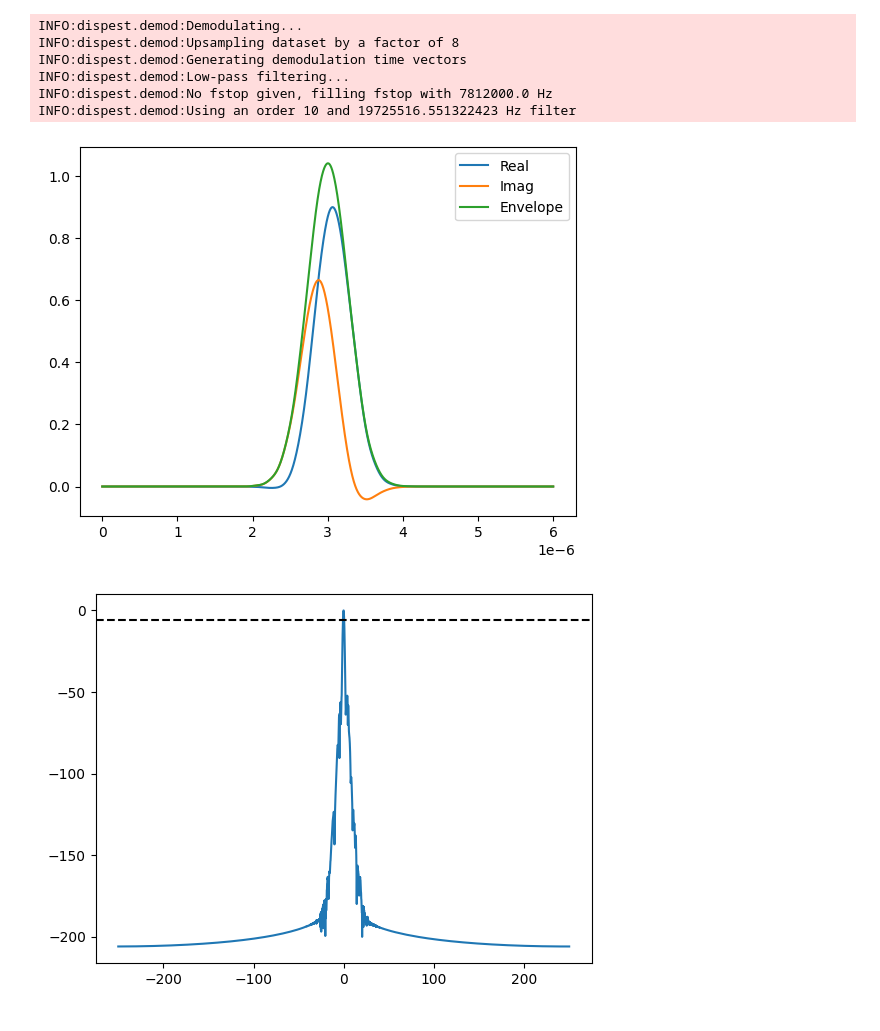
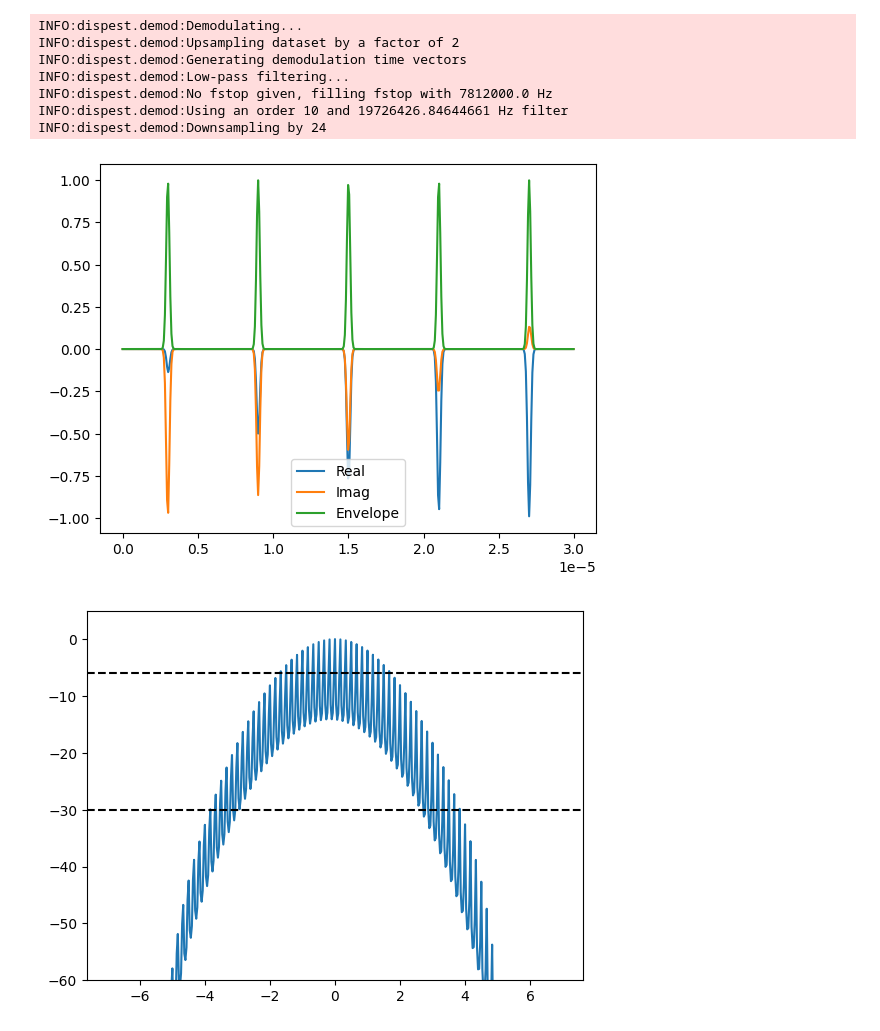
Before and after one commit to wewightman/pyusel-dispest, a Jupyter notebook: showitoff.ipynb, the cells around one changed output. Saved outputs shown, nothing was run; the diff lists cells and outputs as text; code cells hidden in the pictures.

Commit message:
fixed downsampling slicer uperation

```diff
--- a/showitoff.ipynb
+++ b/showitoff.ipynb
@@ -7,10 +7,17 @@ from dispest.demod import demodulate#, remodulate
 logging.basicConfig(level=logging.INFO)
 # %%
 fc = 5.208E6
-fs = 12*fc
-t0=3E-6
-t = np.arange(0, 2*t0, 1/fs)
-p = np.sin(2*np.pi*fc*(t-t0)) * np.exp(-(0.5*fc*(t-t0))**2)
+fs = 32*fc
+t0_imp=0.5E-6
+t_imp = np.arange(0, 2*t0_imp, 1/fs)
+p_imp = np.sin(2*np.pi*fc*(t_imp-t0_imp)) * np.exp(-(1.25*fc*(t_imp-t0_imp))**2)
+
+Nt = int(30E-6*fs)
+p_rails = np.zeros(Nt)
+p_rails[500::1000] = 1
+
+p = np.convolve(p_rails, p_imp, mode='same')
+t = np.arange(Nt)/fs
 
 plt.figure()
 plt.plot(t, p)
@@ -21,5 +28,8 @@ logged = np.fft.fftshift(20*np.log10(mags/np.max(mags)))
 freqs = np.fft.fftshift(1E-6*np.fft.fftfreq(len(mags), 1/fs))
 plt.figure()
 plt.plot(freqs, logged)
+plt.axhline(-6, color='k', linestyle='--')
+plt.axhline(-30, color='k', linestyle='--')
+plt.ylim([-60, 5])
 plt.show()
 # %% [output]
@@ -28,37 +38,40 @@ plt.show()
 # %%
-usf = 8
-dsf = 1
-i, q, fs_new = demodulate(p, fs, 0.95*fc, fc, usf=usf, dsf=dsf)
+usf = 2
+dsf = 24
+i, q, fs_new = demodulate(p, fs, 0.99*fc, fc, usf=usf, dsf=dsf)
 t_new = np.arange(len(i))/fs_new
 
 plt.figure()
 plt.plot(t_new, i, label="Real")
 plt.plot(t_new, q, label="Imag")
 plt.plot(t_new, np.abs(i+1j*q), label="Envelope")
 plt.legend()
 plt.show()
 
 mags = np.abs(np.fft.fft(i+1j*q))
 logged = np.fft.fftshift(20*np.log10(mags/np.max(mags)))
 freqs = np.fft.fftshift(1E-6*np.fft.fftfreq(len(mags), 1/fs_new))
 plt.figure()
 plt.plot(freqs, logged)
 plt.axhline(-6, linestyle='--', color='k')
+plt.axhline(-30, color='k', linestyle='--')
+plt.ylim([-60, 5])
 plt.show()
 
 # p_new, fs_new = remodulate(i, q, fs_new, fc, usf=usf, dsf=1)
 # t_new = np.arange(len(p_new))/fs_new
 
 # plt.figure()
 # plt.plot(t_new, p_new, color='c')
 # plt.plot(t, p, '--', color='k')
 # plt.show()
 # %% [output]
 INFO:dispest.demod:Demodulating...
-INFO:dispest.demod:Upsampling dataset by a factor of 8
+INFO:dispest.demod:Upsampling dataset by a factor of 2
 INFO:dispest.demod:Generating demodulation time vectors
 INFO:dispest.demod:Low-pass filtering...
 INFO:dispest.demod:No fstop given, filling fstop with 7812000.0 Hz
-INFO:dispest.demod:Using an order 10 and 19725516.551322423 Hz filter
+INFO:dispest.demod:Using an order 10 and 19726426.84644661 Hz filter
+INFO:dispest.demod:Downsampling by 24
-[figure, old version]
+[figure, new version]
-[figure, old version]
+[figure, new version]
```
Also changed, not shown: parts of 1 cell of this notebook, 1 other file.
